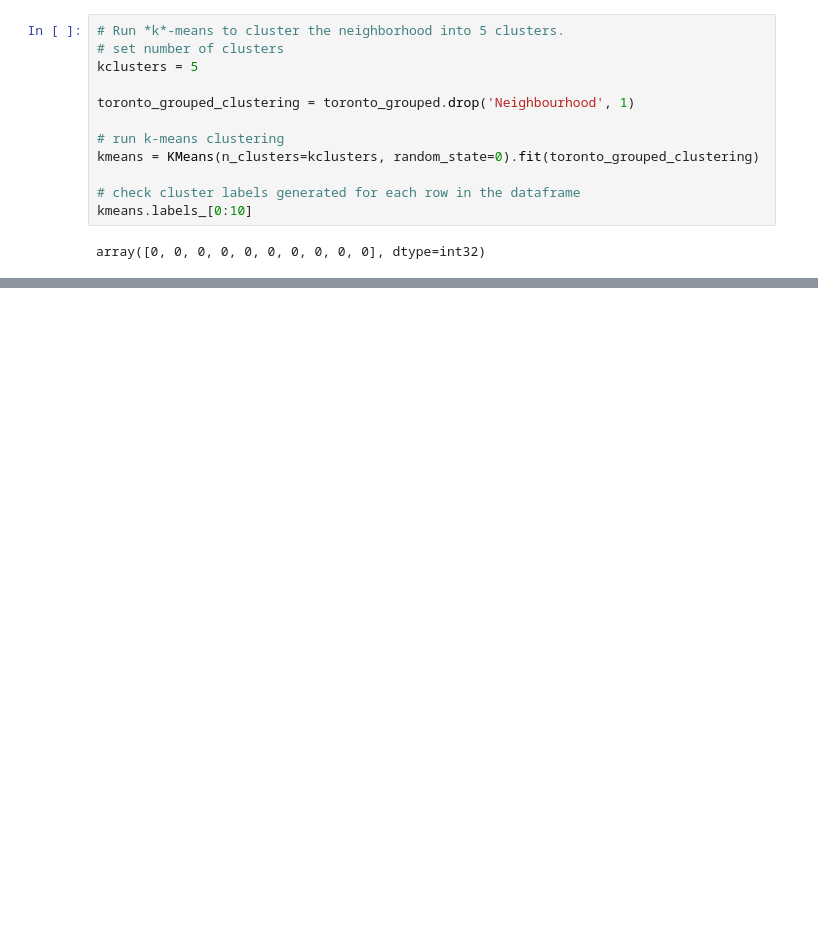
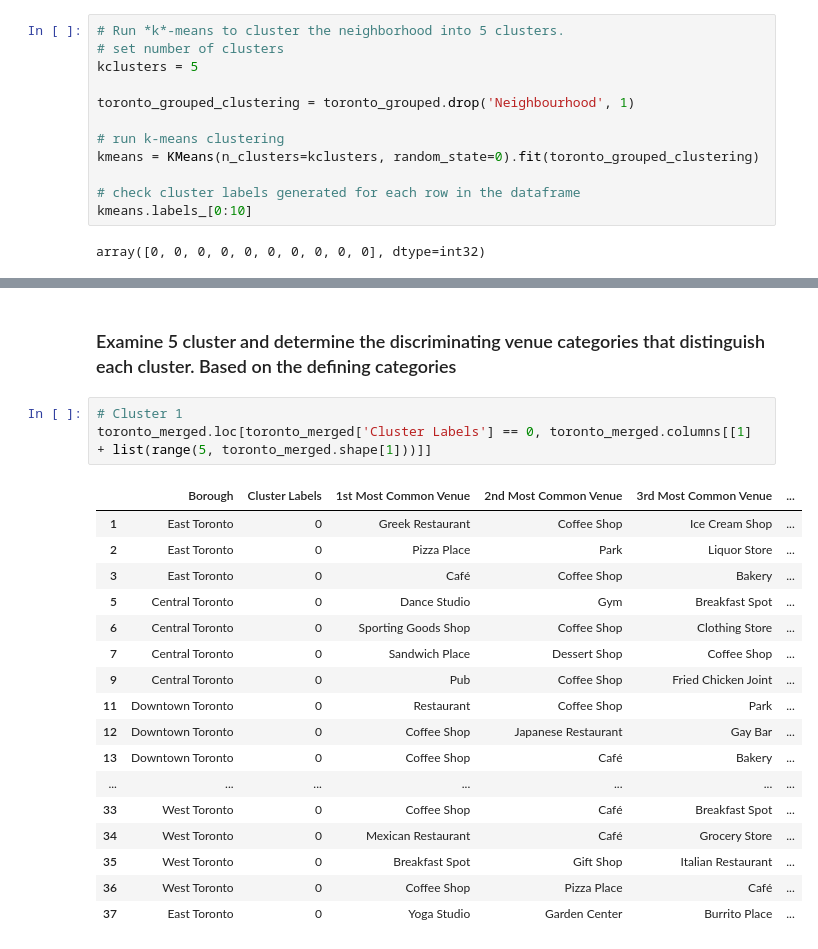
Before and after one commit to kyuahn/github-example, a Jupyter notebook: Toronto Clustering.ipynb, the cells around one changed output, grey strips where cells are left out. Saved outputs shown, nothing was run; the diff lists cells and outputs as text; blank space fills up the shorter version.

```diff
--- a/Toronto Clustering.ipynb
+++ b/Toronto Clustering.ipynb
@@ -459,3 +459,26 @@ for lat, lon, poi, cluster in zip(toronto_merged['Latitude'], toronto_merged['Lo
 map_clusters
 # %% [output]
 [interactive output not drawn]
+# %% [markdown]
+### Examine 5 cluster and determine the discriminating venue categories that distinguish each cluster. Based on the defining categories
+# %%
+# Cluster 1
+toronto_merged.loc[toronto_merged['Cluster Labels'] == 0, toronto_merged.columns[[1] + list(range(5, toronto_merged.shape[1]))]]
+# %% [output]
+|  | Borough | Cluster Labels | 1st Most Common Venue | 2nd Most Common Venue | 3rd Most Common Venue | ... |
+| 1 | East Toronto | 0 | Greek Restaurant | Coffee Shop | Ice Cream Shop | ... |
+| 2 | East Toronto | 0 | Pizza Place | Park | Liquor Store | ... |
+| 3 | East Toronto | 0 | Café | Coffee Shop | Bakery | ... |
+| 5 | Central Toronto | 0 | Dance Studio | Gym | Breakfast Spot | ... |
+| 6 | Central Toronto | 0 | Sporting Goods Shop | Coffee Shop | Clothing Store | ... |
+| 7 | Central Toronto | 0 | Sandwich Place | Dessert Shop | Coffee Shop | ... |
+| 9 | Central Toronto | 0 | Pub | Coffee Shop | Fried Chicken Joint | ... |
+| 11 | Downtown Toronto | 0 | Restaurant | Coffee Shop | Park | ... |
+| 12 | Downtown Toronto | 0 | Coffee Shop | Japanese Restaurant | Gay Bar | ... |
+| 13 | Downtown Toronto | 0 | Coffee Shop | Café | Bakery | ... |
+| ... | ... | ... | ... | ... | ... | ... |
+| 33 | West Toronto | 0 | Coffee Shop | Café | Breakfast Spot | ... |
+| 34 | West Toronto | 0 | Mexican Restaurant | Café | Grocery Store | ... |
+| 35 | West Toronto | 0 | Breakfast Spot | Gift Shop | Italian Restaurant | ... |
+| 36 | West Toronto | 0 | Coffee Shop | Pizza Place | Café | ... |
+| 37 | East Toronto | 0 | Yoga Studio | Garden Center | Burrito Place | ... |
```
Also changed, not shown: parts of 4 cells of this notebook.
